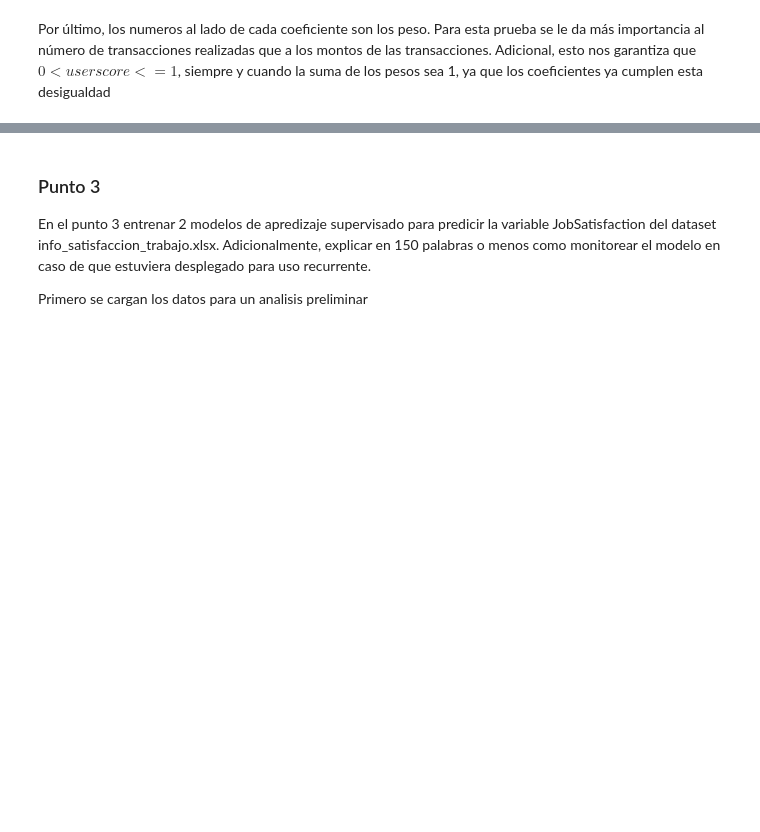
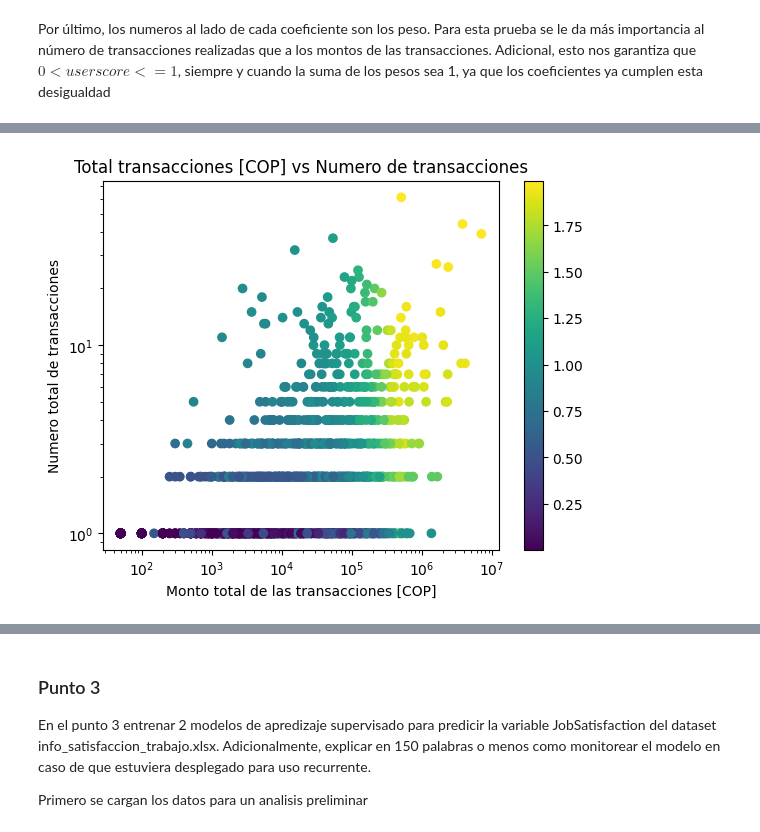
Before and after one commit to victoralcadi/prueba_coink, a Jupyter notebook: PruebaCoink.ipynb, the cells around one changed output, grey strips where cells are left out. Cells and saved outputs as stored; diff of their text form; code cells hidden in the pictures; blank space fills up the shorter version.

```diff
--- a/PruebaCoink.ipynb
+++ b/PruebaCoink.ipynb
@@ -139,0 +146,20 @@ grouped_df.head()
+# %%
+## Grafica monto total de las transacciones vs numero de de transacciones
+plt.scatter(grouped_df[('operation_value', 'sum')], grouped_df[('user_id', 'count')], c=grouped_df['user_score'], cmap='viridis')
+
+# Añade barra de colores
+plt.colorbar()
+
+# Añade etiquetas a los ejes y el titulo
+plt.xlabel('Monto total de las transacciones [COP]')
+plt.ylabel('Numero total de transacciones')
+plt.title('Total transacciones [COP] vs Numero de transacciones')
+
+# Rescala los ejes
+plt.xscale('log')
+plt.yscale('log')
+
+# Muestra la grafica
+plt.show()
+# %% [output]
+[figure, added]
```
Also changed, not shown: parts of 34 cells of this notebook.
